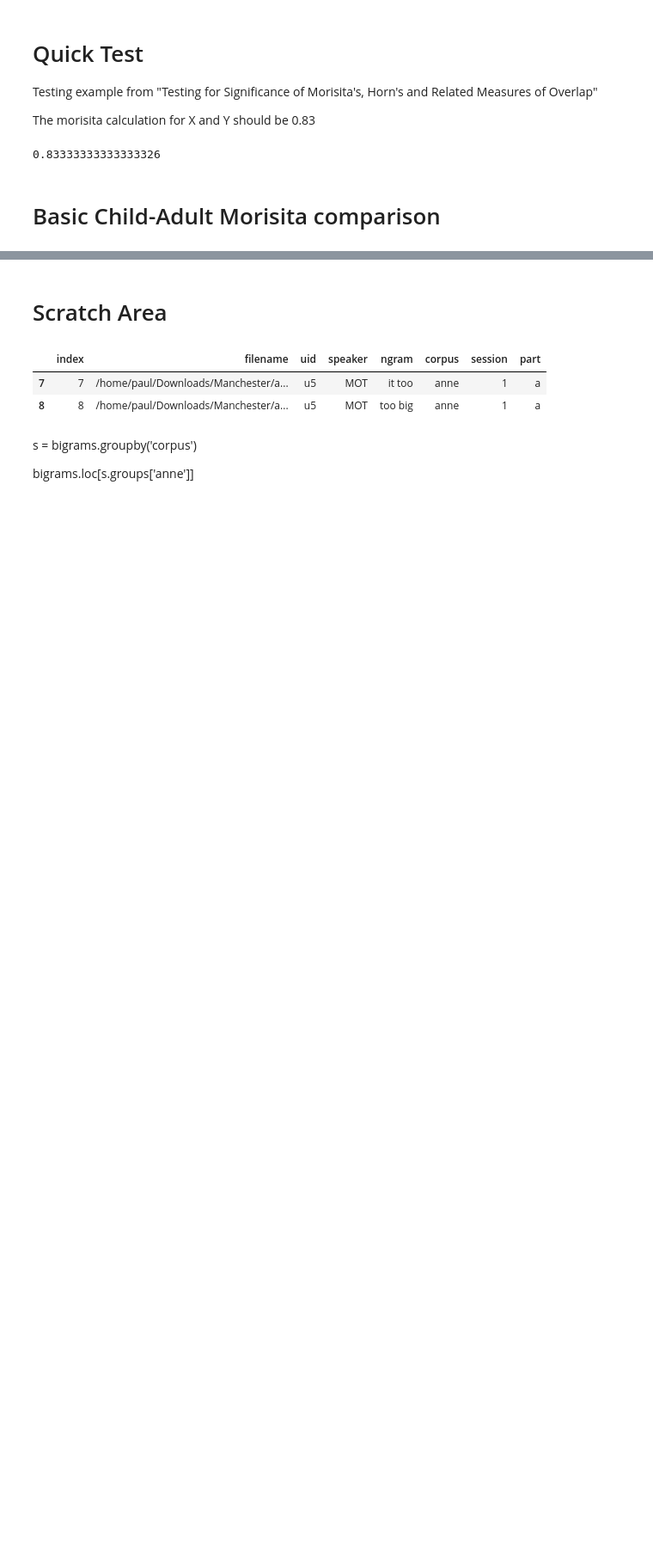
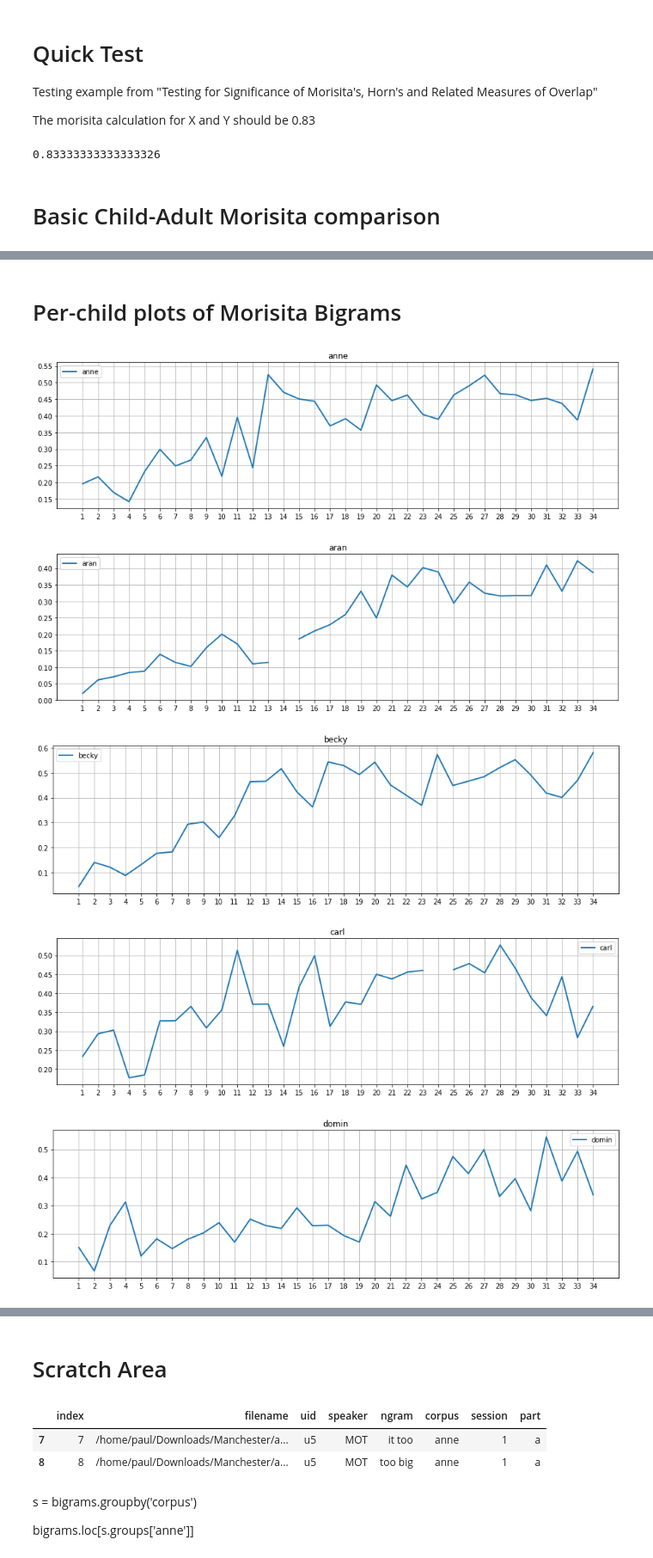
Before and after one commit to pfeyz/formulae-project, a Jupyter notebook: Morisita.ipynb, the cells around one changed output, grey strips where cells are left out. Shown at 86% size. Cells and saved outputs as stored; diff of their text form; code cells hidden in the pictures; blank space fills up the shorter version.

```diff
--- a/Morisita.ipynb
+++ b/Morisita.ipynb
@@ -134 +147,20 @@ per_session_plot('Morisita index for all children')
 [figure]
+# %% [markdown]
+<a id='per-child-bigram'></a>
+# Per-child plots of Morisita Bigrams
+# %%
+plt.rcParams['figure.figsize'] = 15, 4
+
+children = unigrams.corpus.unique()
+
+for index, child in enumerate(children):
+    plot_child(bigrams, child, 2)
+plt.legend();
+
+per_session_plot('Morisita index for all children')
+# %% [output]
+[figure, added]
+[figure, added]
+[figure, added]
+[figure, added]
+[figure, added]
```
Also changed, not shown: parts of 12 cells of this notebook.
